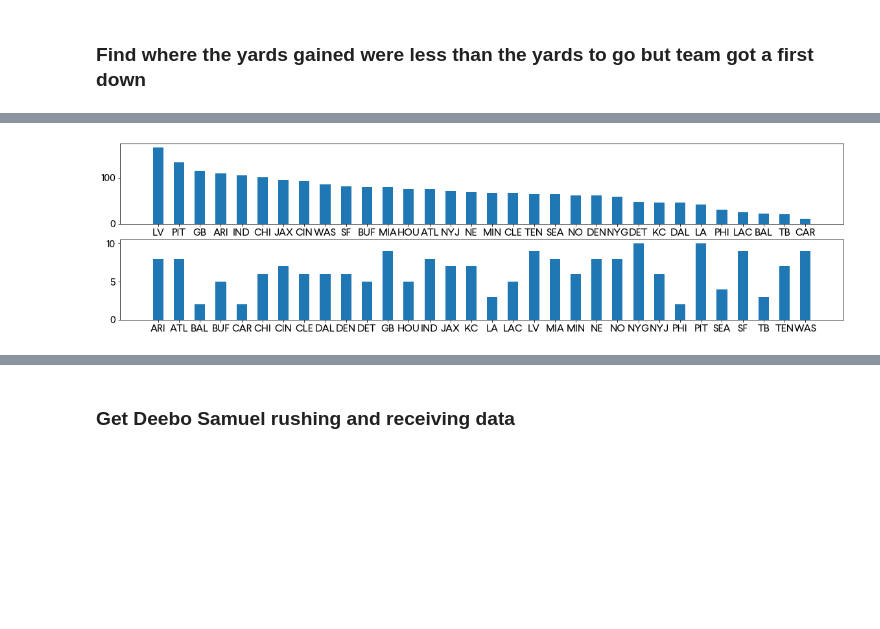
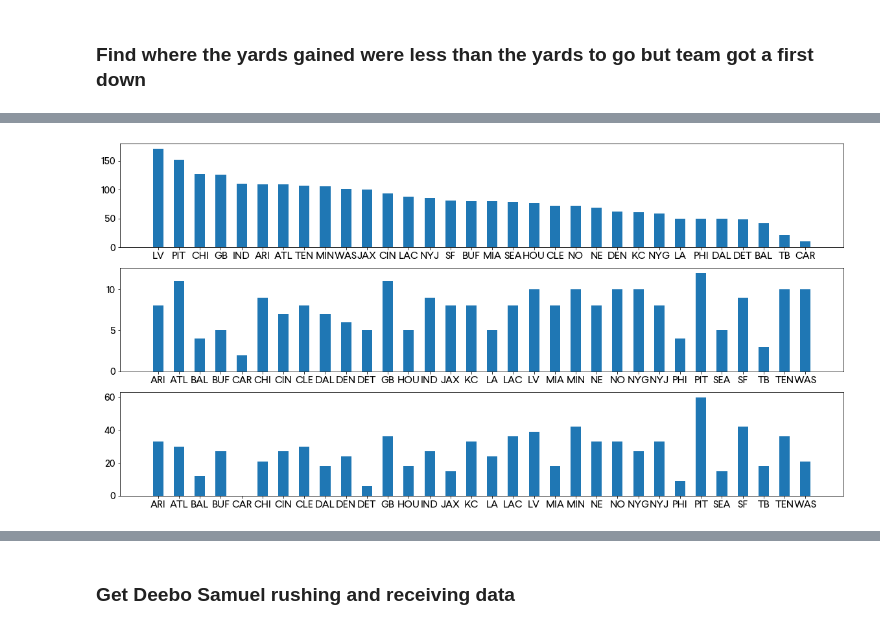
Before and after one commit to naveenv92/nfl-infographics, a Jupyter notebook: notebooks/third_down_penalties.ipynb, the cells around one changed output, grey strips where cells are left out. Cells and saved outputs as stored; diff of their text form; code cells hidden in the pictures; blank space fills up the shorter version.

```diff
--- a/notebooks/third_down_penalties.ipynb
+++ b/notebooks/third_down_penalties.ipynb
@@ -21,3 +21,3 @@ df = npy.load_pbp_data(2021)
 # %%
-df_penalty = df[(df["down"] == 3) & (df["penalty"] == 1)].copy()
+df_penalty = df[(df["down"].isin([3, 4])) & (df["penalty"] == 1)].copy()
 # %%
@@ -60,4 +60,6 @@ df_penalty[["posteam", "defteam", "down", "ydstogo", "penalty", "penalty_team",
 ### Find where the yards gained were less than the yards to go but team got a first down
 # %%
 df_penalty = df_penalty[(df_penalty["yards_gained"] < df_penalty["ydstogo"]) & (df_penalty["first_down"] == 1)].copy()
+# %%
+df_penalty["final_pts"] = df["fixed_drive_result"].apply(lambda x: 6 if x == "Touchdown" else 3 if x == "Field goal" else 0)
 # %%
@@ -79,21 +81,23 @@ df_penalty[["posteam", "defteam", "down", "ydstogo", "penalty", "penalty_team",
 # %%
 df_agg = (
     df_penalty.groupby("posteam", as_index=False)
-    .agg({"first_down": "size", "penalty_yards": "sum"})
+    .agg({"first_down": "size", "penalty_yards": "sum", "final_pts": "sum"})
 )
 # %%
 plt.rcParams["font.family"] = "Larsseit"
 plt.rcParams["font.size"] = 16
 
-fig = plt.figure(figsize=(20, 5))
-gs = fig.add_gridspec(nrows=2, ncols=2)
+fig = plt.figure(figsize=(20, 10))
+gs = fig.add_gridspec(nrows=3, ncols=2)
 
 ax1 = fig.add_subplot(gs[0, :])
 ax2 = fig.add_subplot(gs[1, :])
+ax3 = fig.add_subplot(gs[2, :])
 
 ax1.bar(range(df_agg.shape[0]), df_agg.sort_values("penalty_yards", ascending=False)["penalty_yards"], width=0.5, tick_label=df_agg.sort_values("penalty_yards", ascending=False)["posteam"])
 ax2.bar(range(df_agg.shape[0]), df_agg["first_down"], width=0.5, tick_label=df_agg["posteam"])
+ax3.bar(range(df_agg.shape[0]), df_agg["final_pts"], width=0.5, tick_label=df_agg["posteam"])
 
 plt.show()
 # %% [output]
-[figure, old version]
+[figure, new version]
```
Also changed, not shown: parts of 6 cells of this notebook.
